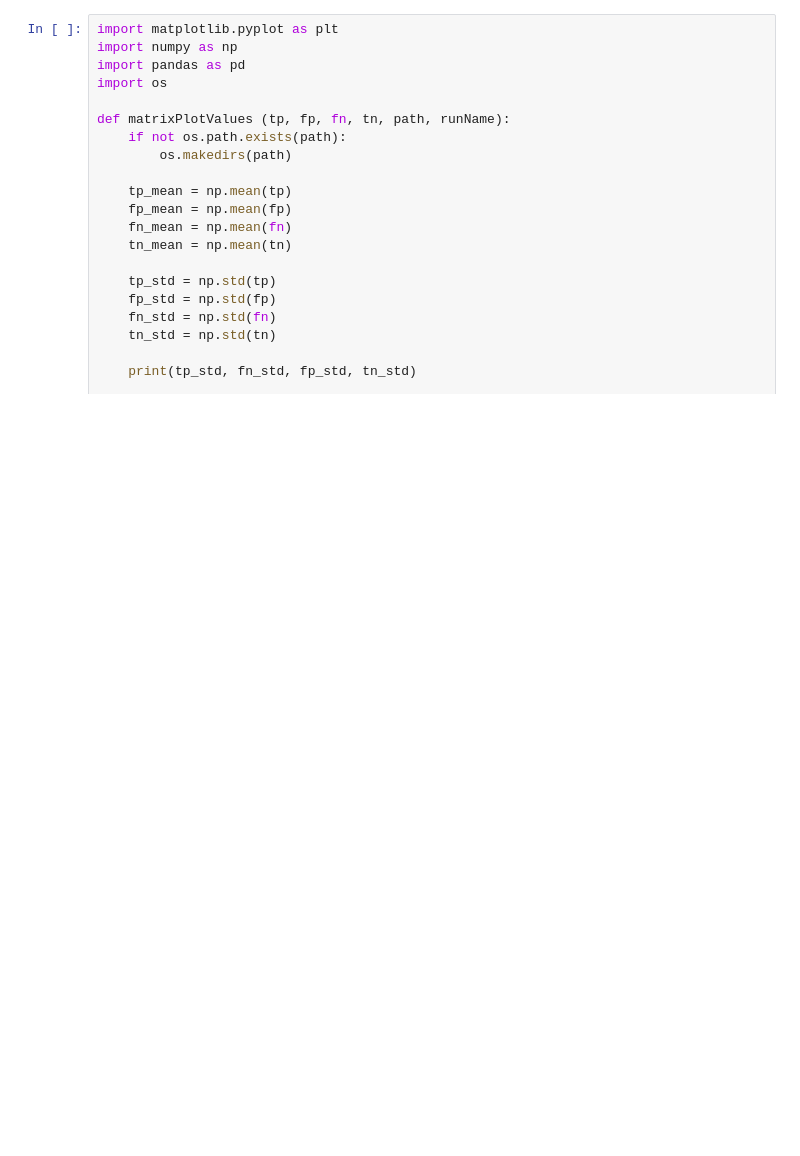
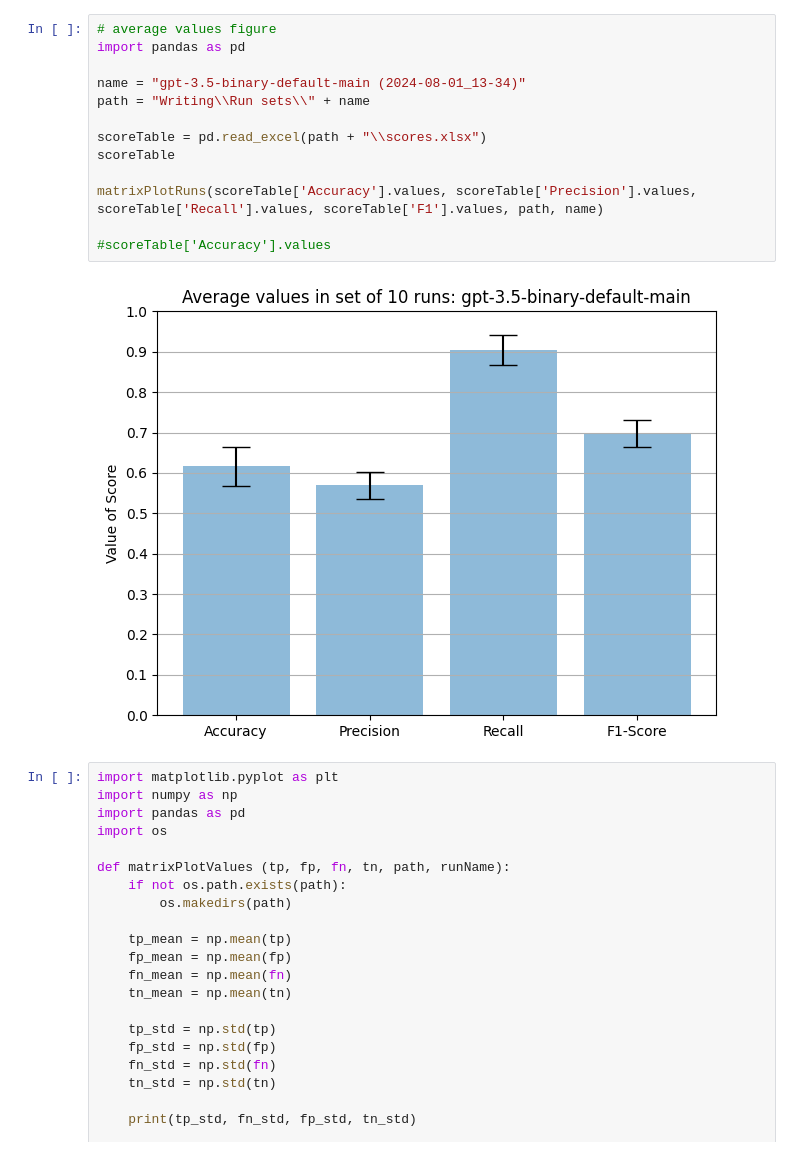
Before and after one commit to Jonas-Barth/bachelor, a Jupyter notebook: score calcs.ipynb, the cells around one changed output. Drawn from its saved outputs; the diff is of its cells as text; blank space fills up the shorter version.

```diff
--- a/score calcs.ipynb
+++ b/score calcs.ipynb
@@ -43,6 +42,21 @@ def matrixPlotRuns (accuracy, precision, recall, f1scores, path, name):
     dataframe.to_excel(path + '\\scoreDeviationAverages.xlsx', index = False)
     plt.savefig(path + '\\scoresAvg')
     #plt.show()
+# %%
+# average values figure
+import pandas as pd
+
+name = "gpt-3.5-binary-default-main (2024-08-01_13-34)"
+path = "Writing\\Run sets\\" + name
+
+scoreTable = pd.read_excel(path + "\\scores.xlsx")
+scoreTable
+
+matrixPlotRuns(scoreTable['Accuracy'].values, scoreTable['Precision'].values, scoreTable['Recall'].values, scoreTable['F1'].values, path, name)
+
+#scoreTable['Accuracy'].values
+# %% [output]
+[figure, added]
 # %%
 import matplotlib.pyplot as plt
 import numpy as np
```
Also changed, not shown: parts of 4 cells of this notebook.
